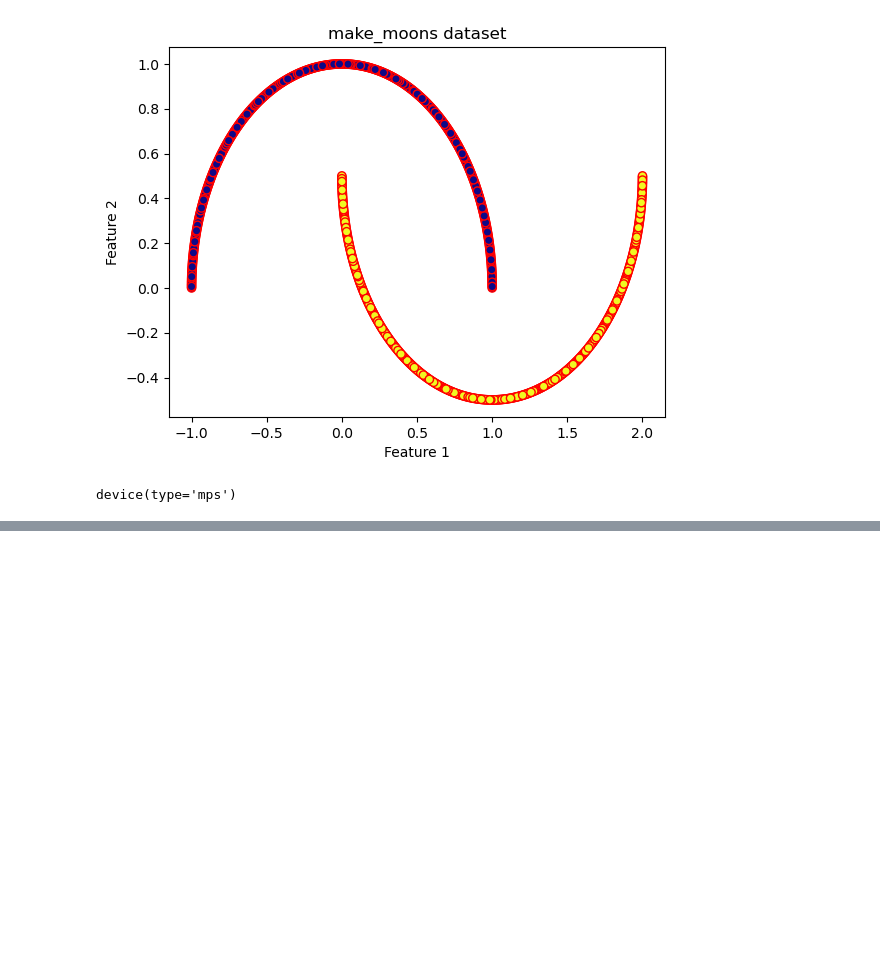
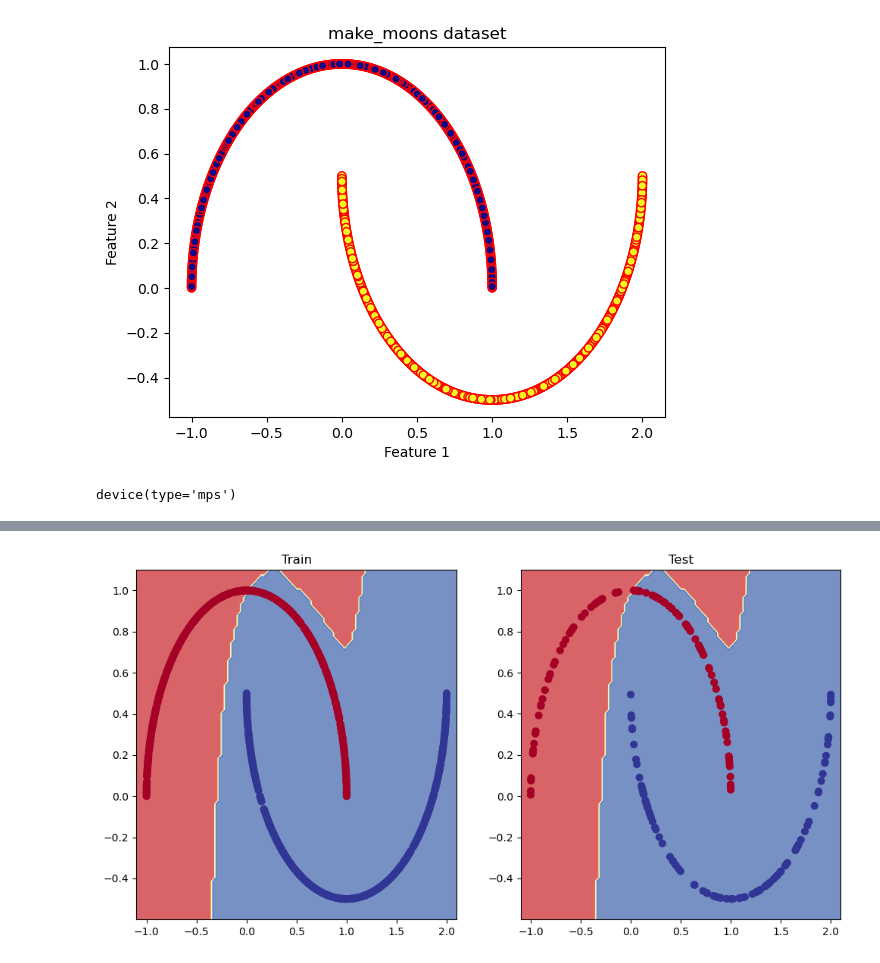
Before and after one commit to virvihuta/vh-learning-playground, a Jupyter notebook: 02_pytorch_exercises.ipynb, the cells around one changed output, grey strips where cells are left out. Saved outputs shown, nothing was run; the diff lists cells and outputs as text; code cells hidden in the pictures; blank space fills up the shorter version.

```diff
--- a/02_pytorch_exercises.ipynb
+++ b/02_pytorch_exercises.ipynb
@@ -33,0 +71,3 @@ y_train = torch.tensor(y_train, dtype=torch.float).to(device)
+# %%
+model = NeuralNetwork(input).to(device)
+model
@@ -33,0 +83,31 @@ y_train = torch.tensor(y_train, dtype=torch.float).to(device)
+# %%
+criterion = nn.BCELoss()
+optimizer = torch.optim.Adam(params=model.parameters(), lr=0.01)
+# %%
+torch.manual_seed(42)
+
+epoch_size, train_loss_l, test_loss_l, train_acc_l, test_acc_l = [], [], [], [], []
+
+epochs = 1000
+
+for epoch in range(epochs):
+    model.train()
+    train_pred = model(X_train)
+    train_loss = criterion(train_pred, y_train).squeeze()
+    train_acc = accuracy_score(y_train.cpu(), (train_pred > 0.5).int().cpu())
+    optimizer.zero_grad()
+    train_loss.backward()
+    optimizer.step()
+
+    model.eval()
+    with torch.inference_mode():
+        test_pred = model(X_test)
+        test_loss = criterion(test_pred, y_test).squeeze()
+        test_acc  = accuracy_score(y_test.cpu(), (test_pred > 0.5).int().cpu())
+
+    if epoch % 20 == 0:
+        train_loss_l.append(train_loss.item())
+        test_loss_l.append(test_loss.item())
+        train_acc_l.append(train_acc)
+        test_acc_l.append(test_acc)
+        print(f"Epoch {epoch:03d} | Train Loss: {train_loss:.4f} | Train Acc: {train_acc:.4f} | Test Loss: {test_loss:.4f} | Test Acc: {test_acc:.4f}")
@@ -33,0 +132,12 @@ y_train = torch.tensor(y_train, dtype=torch.float).to(device)
+# %%
+from helper_functions import plot_decision_boundary
+
+plt.figure(figsize=(12,6))
+plt.subplot(1,2,1)
+plt.title('Train')
+plot_decision_boundary(model, X_train, y_train)
+plt.subplot(1,2,2)
+plt.title('Test')
+plot_decision_boundary(model, X_test, y_test)
+# %% [output]
+[figure, added]
```
Also changed, not shown: parts of 9 cells of this notebook.
